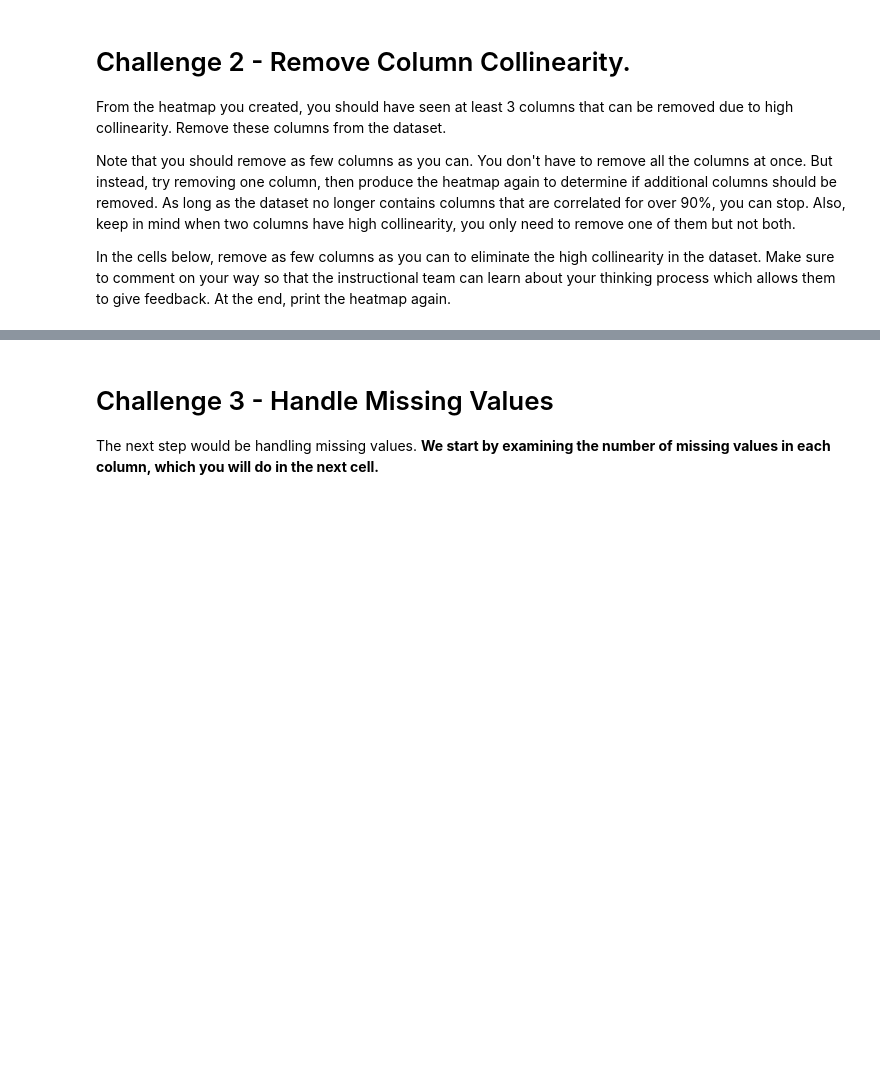
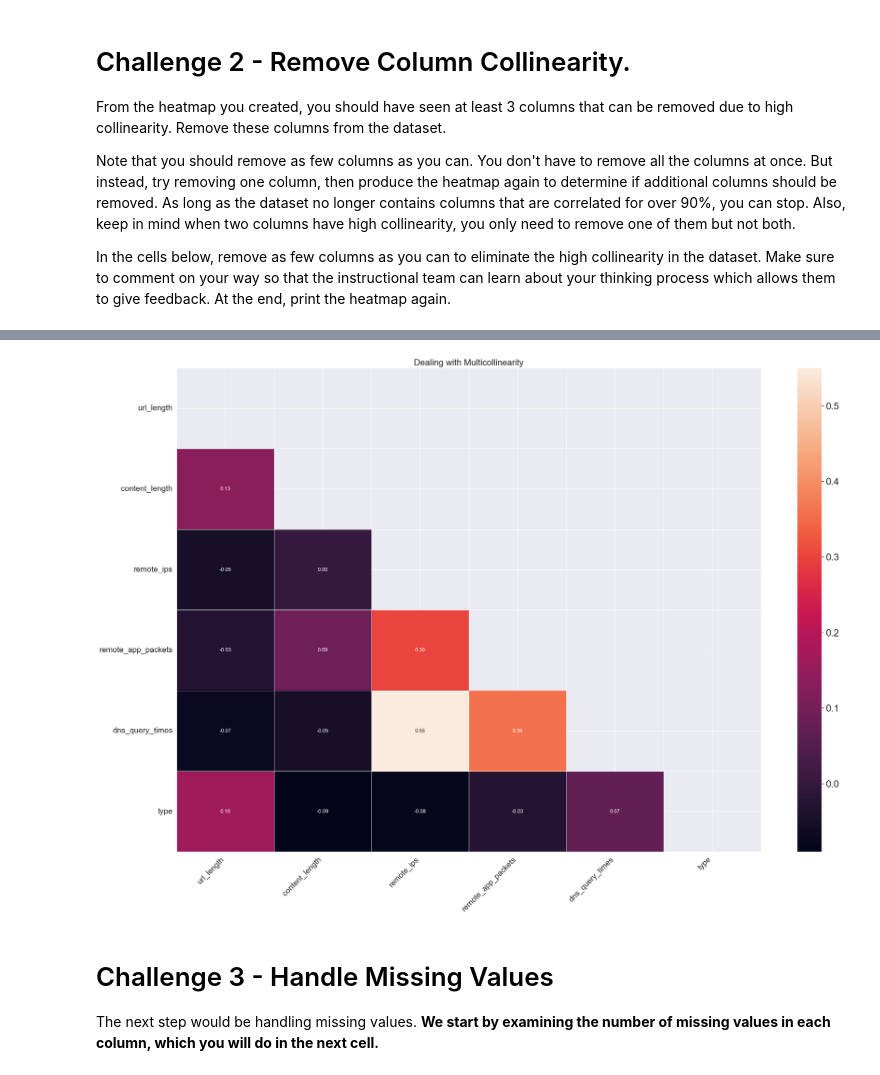
Before and after one commit to OSCGRA/lab-supervised-learning, a Jupyter notebook: your-code/main.ipynb, the cells around one changed output, grey strips where cells are left out. Saved outputs shown, nothing was run; the diff lists cells and outputs as text; code cells hidden in the pictures; blank space fills up the shorter version.

```diff
--- a/your-code/main.ipynb
+++ b/your-code/main.ipynb
@@ -163,0 +249,5 @@ In the cells below, remove as few columns as you can to eliminate the high colli
+# %%
+trash = ['number_special_characters','tcp_conversation_exchange', 'dist_remote_tcp_port','app_bytes', 'source_app_packets',
+       'source_app_bytes', 'remote_app_bytes', 'app_packets']
+
+numeric_df2= numeric_df.drop(trash, axis=1)
@@ -163,0 +261,6 @@ In the cells below, remove as few columns as you can to eliminate the high colli
+# %%
+#Correlation with target:
+
+numeric_df2.corrwith(numeric_df2["type"]).sort_values(ascending=False)
+num_corr2 = round(numeric_df2.corr(),2)
+num_corr2
@@ -164,3 +275,21 @@ In the cells below, remove as few columns as you can to eliminate the high colli
+# %%
+# Heatmap
+num_corr_array = num_corr.values
+
+# Correlation Matrix-Heatmap Plot
+mask = np.zeros_like(num_corr2)
+mask[np.triu_indices_from(mask)] = True
+
+f, ax = plt.subplots(figsize=(30, 20))
+sns.set(font_scale=2) # increase font size
+
+ax = sns.heatmap(num_corr2, mask = mask, annot=True, annot_kws={"size": 12}, linewidths=.5, fmt=".2f", ax=ax) # round to 2 decimal places
+ax.set_yticklabels(ax.get_yticklabels(), ha='right', fontsize=18)
+ax.set_xticklabels(ax.get_xticklabels(), rotation=45, ha='right', fontsize=18)
+ax.set_title("Dealing with Multicollinearity", fontsize=20) # add title
+plt.show()
+# %% [output]
+[figure, added]
 # %% [markdown]
 # Challenge 3 - Handle Missing Values
 
```
Also changed, not shown: parts of 78 cells of this notebook.
